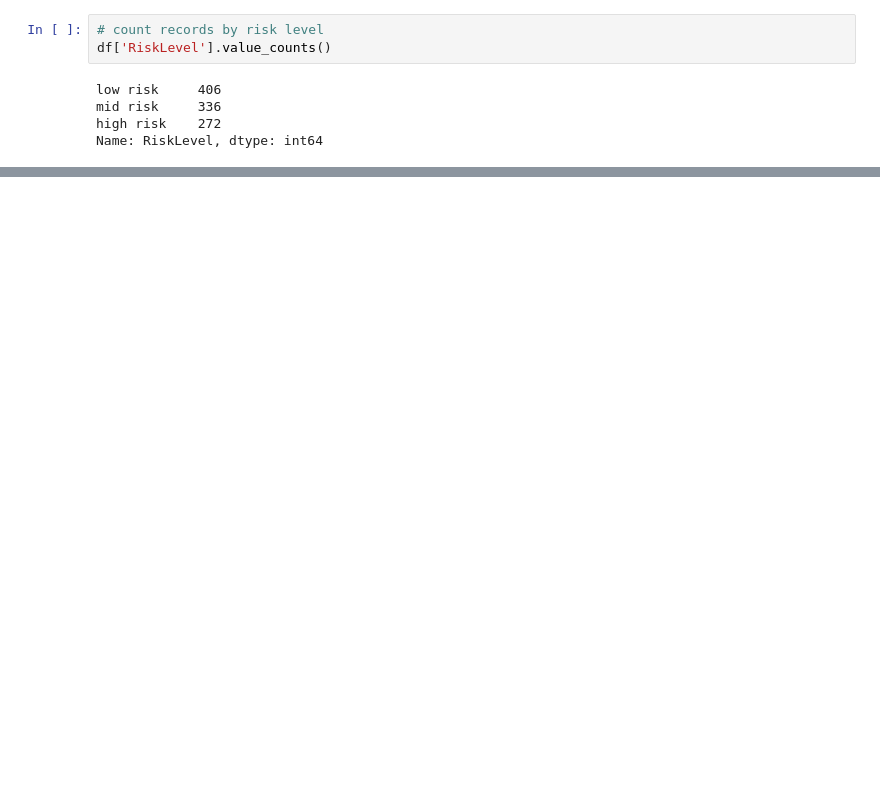
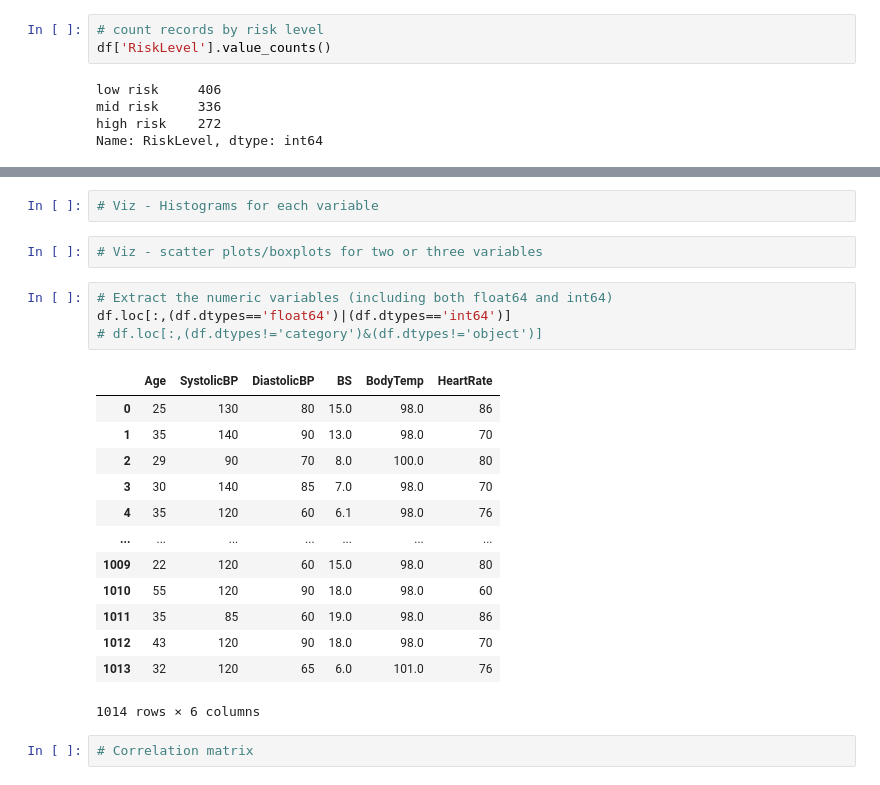
Before and after one commit to amy-panda/Maternal-Health-Risk, a Jupyter notebook: EDA.ipynb, the cells around one changed output, grey strips where cells are left out. Cells and saved outputs as stored; diff of their text form; blank space fills up the shorter version.

```diff
--- a/EDA.ipynb
+++ b/EDA.ipynb
@@ -85,0 +222,24 @@ Name: RiskLevel, dtype: int64
+# %%
+# Viz - Histograms for each variable
+# %%
+# Viz - scatter plots/boxplots for two or three variables
+# %%
+# Extract the numeric variables (including both float64 and int64)
+df.loc[:,(df.dtypes=='float64')|(df.dtypes=='int64')]
+# df.loc[:,(df.dtypes!='category')&(df.dtypes!='object')]
+# %% [output]
+|  | Age | SystolicBP | DiastolicBP | BS | BodyTemp | HeartRate |
+| 0 | 25 | 130 | 80 | 15.0 | 98.0 | 86 |
+| 1 | 35 | 140 | 90 | 13.0 | 98.0 | 70 |
+| 2 | 29 | 90 | 70 | 8.0 | 100.0 | 80 |
+| 3 | 30 | 140 | 85 | 7.0 | 98.0 | 70 |
+| 4 | 35 | 120 | 60 | 6.1 | 98.0 | 76 |
+| ... | ... | ... | ... | ... | ... | ... |
+| 1009 | 22 | 120 | 60 | 15.0 | 98.0 | 80 |
+| 1010 | 55 | 120 | 90 | 18.0 | 98.0 | 60 |
+| 1011 | 35 | 85 | 60 | 19.0 | 98.0 | 86 |
+| 1012 | 43 | 120 | 90 | 18.0 | 98.0 | 70 |
+| 1013 | 32 | 120 | 65 | 6.0 | 101.0 | 76 |
+1014 rows × 6 columns
+# %%
+# Correlation matrix
```
Also changed, not shown: parts of 15 cells of this notebook.
